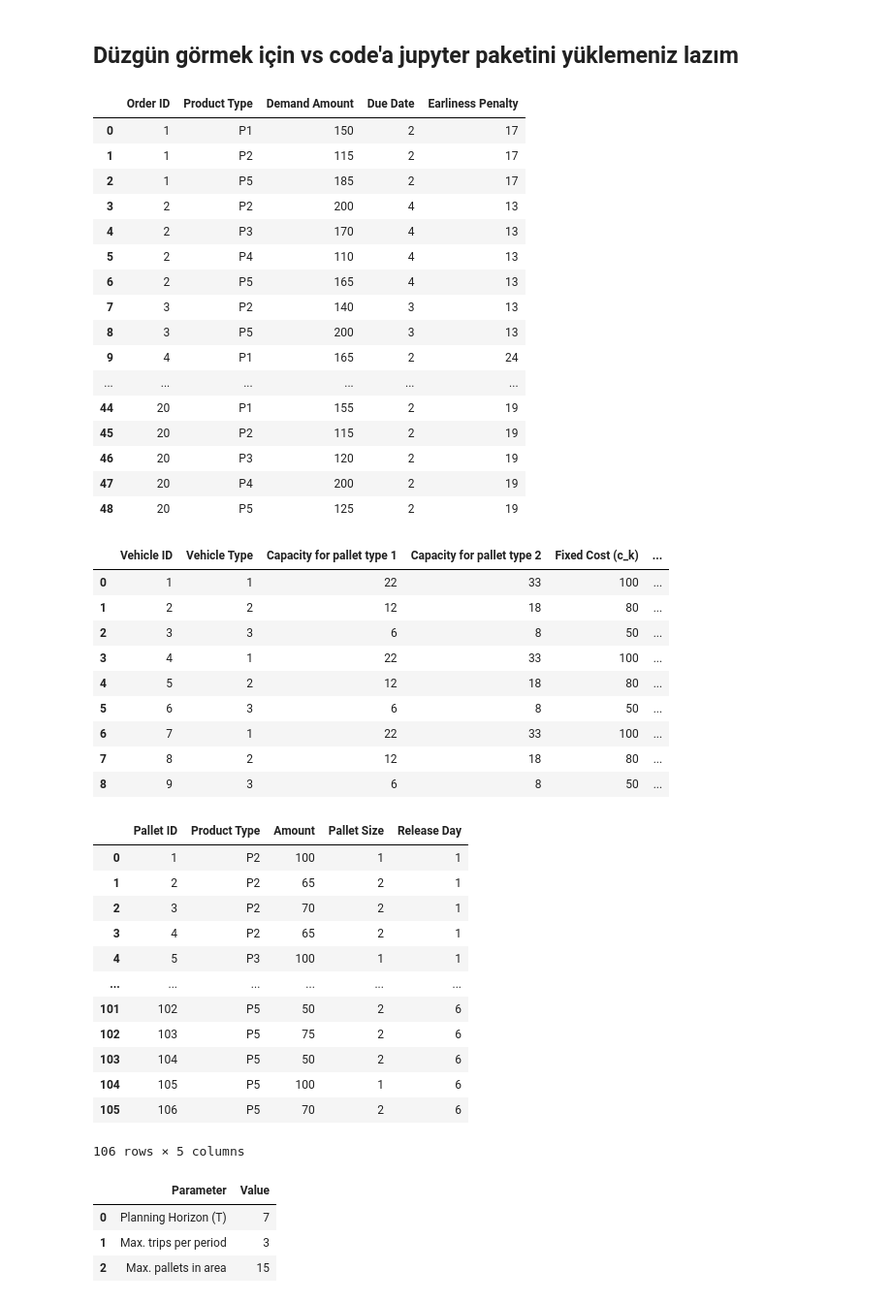
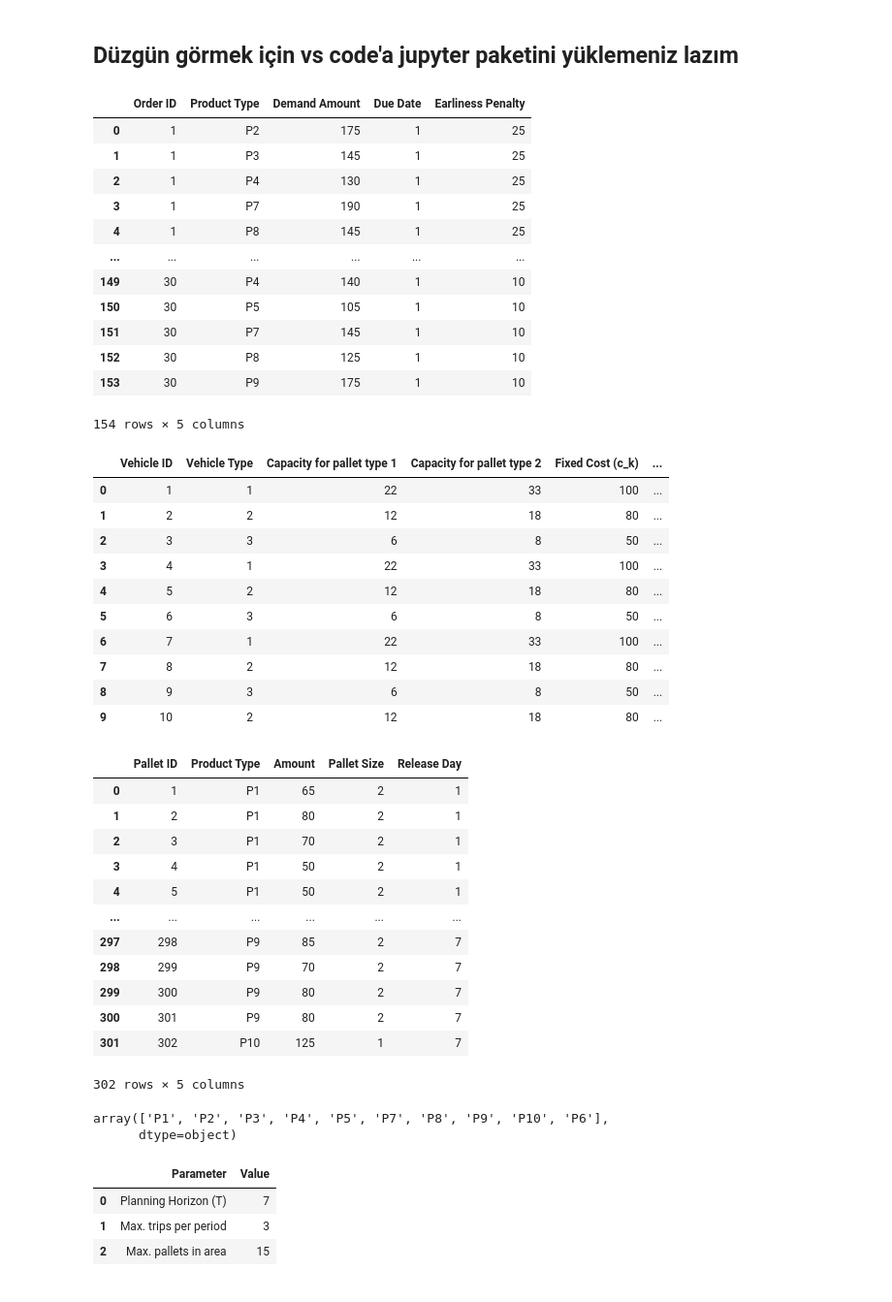
Before and after one commit to cheeseburgerhere/End395, a Jupyter notebook: model.ipynb, the cells around one changed output. Shown at 97% size. Drawn from its saved outputs; the diff is of its cells as text; code cells hidden in the pictures.

```diff
--- a/model.ipynb
+++ b/model.ipynb
@@ -6,29 +6,26 @@ import pandas as pd
 # %%
 #!pip install openpyxl
 
+directory="Scenarios\ProjectPart1-Scenario2.xlsx"
 #pandas depens on this package to read excel files
-orders=pd.read_excel("Scenarios\ProjectPart1-Scenario1.xlsx")
+orders=pd.read_excel(directory,sheet_name="Orders")
 orders
 # %% [output]
 |  | Order ID | Product Type | Demand Amount | Due Date | Earliness Penalty |
-| 0 | 1 | P1 | 150 | 2 | 17 |
-| 1 | 1 | P2 | 115 | 2 | 17 |
-| 2 | 1 | P5 | 185 | 2 | 17 |
-| 3 | 2 | P2 | 200 | 4 | 13 |
-| 4 | 2 | P3 | 170 | 4 | 13 |
-| 5 | 2 | P4 | 110 | 4 | 13 |
-| 6 | 2 | P5 | 165 | 4 | 13 |
-| 7 | 3 | P2 | 140 | 3 | 13 |
-| 8 | 3 | P5 | 200 | 3 | 13 |
-| 9 | 4 | P1 | 165 | 2 | 24 |
+| 0 | 1 | P2 | 175 | 1 | 25 |
+| 1 | 1 | P3 | 145 | 1 | 25 |
+| 2 | 1 | P4 | 130 | 1 | 25 |
+| 3 | 1 | P7 | 190 | 1 | 25 |
+| 4 | 1 | P8 | 145 | 1 | 25 |
 | ... | ... | ... | ... | ... | ... |
-| 44 | 20 | P1 | 155 | 2 | 19 |
-| 45 | 20 | P2 | 115 | 2 | 19 |
-| 46 | 20 | P3 | 120 | 2 | 19 |
-| 47 | 20 | P4 | 200 | 2 | 19 |
-| 48 | 20 | P5 | 125 | 2 | 19 |
+| 149 | 30 | P4 | 140 | 1 | 10 |
+| 150 | 30 | P5 | 105 | 1 | 10 |
+| 151 | 30 | P7 | 145 | 1 | 10 |
+| 152 | 30 | P8 | 125 | 1 | 10 |
+| 153 | 30 | P9 | 175 | 1 | 10 |
+154 rows × 5 columns
 # %%
-trucks=pd.read_excel("Scenarios\ProjectPart1-Scenario1.xlsx",sheet_name="Vehicles")
+trucks=pd.read_excel(directory,sheet_name="Vehicles")
 trucks
 # %% [output]
 |  | Vehicle ID | Vehicle Type | Capacity for pallet type 1 | Capacity for pallet type 2 | Fixed Cost (c_k) | ... |
@@ -41,21 +38,27 @@ trucks
 | 6 | 7 | 1 | 22 | 33 | 100 | ... |
 | 7 | 8 | 2 | 12 | 18 | 80 | ... |
 | 8 | 9 | 3 | 6 | 8 | 50 | ... |
+| 9 | 10 | 2 | 12 | 18 | 80 | ... |
 # %%
-pallets=pd.read_excel("Scenarios\ProjectPart1-Scenario1.xlsx",sheet_name="Pallets")
+pallets=pd.read_excel(directory,sheet_name="Pallets")
 pallets
 # %% [output]
 |  | Pallet ID | Product Type | Amount | Pallet Size | Release Day |
-| 0 | 1 | P2 | 100 | 1 | 1 |
-| 1 | 2 | P2 | 65 | 2 | 1 |
-| 2 | 3 | P2 | 70 | 2 | 1 |
-| 3 | 4 | P2 | 65 | 2 | 1 |
-| 4 | 5 | P3 | 100 | 1 | 1 |
+| 0 | 1 | P1 | 65 | 2 | 1 |
+| 1 | 2 | P1 | 80 | 2 | 1 |
+| 2 | 3 | P1 | 70 | 2 | 1 |
+| 3 | 4 | P1 | 50 | 2 | 1 |
+| 4 | 5 | P1 | 50 | 2 | 1 |
 | ... | ... | ... | ... | ... | ... |
-| 101 | 102 | P5 | 50 | 2 | 6 |
-| 102 | 103 | P5 | 75 | 2 | 6 |
-| 103 | 104 | P5 | 50 | 2 | 6 |
-| 104 | 105 | P5 | 100 | 1 | 6 |
-| 105 | 106 | P5 | 70 | 2 | 6 |
+| 297 | 298 | P9 | 85 | 2 | 7 |
+| 298 | 299 | P9 | 70 | 2 | 7 |
+| 299 | 300 | P9 | 80 | 2 | 7 |
+| 300 | 301 | P9 | 80 | 2 | 7 |
+| 301 | 302 | P10 | 125 | 1 | 7 |
-106 rows × 5 columns
+302 rows × 5 columns
+# %%
+pallets["Product Type"].unique()
+# %% [output]
+array(['P1', 'P2', 'P3', 'P4', 'P5', 'P7', 'P8', 'P9', 'P10', 'P6'],
+      dtype=object)
 # %%
```
Also changed, not shown: parts of 8 cells of this notebook, 1 other file.
